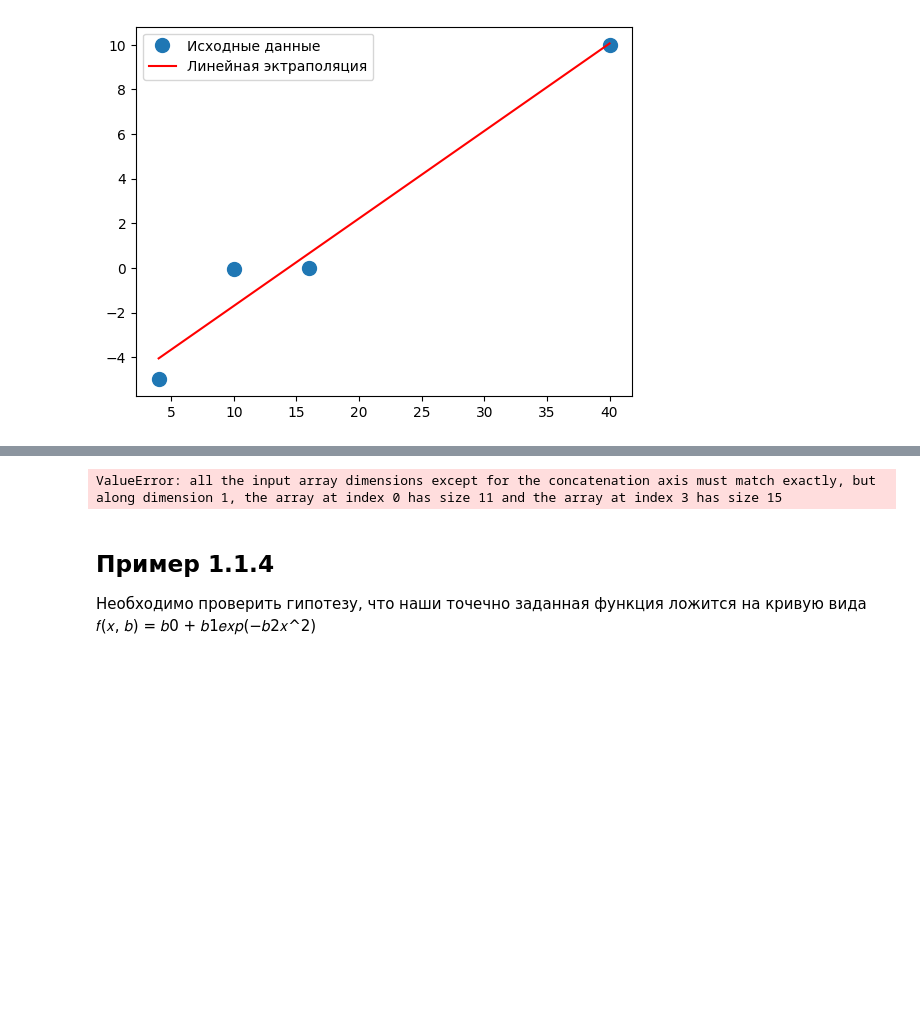
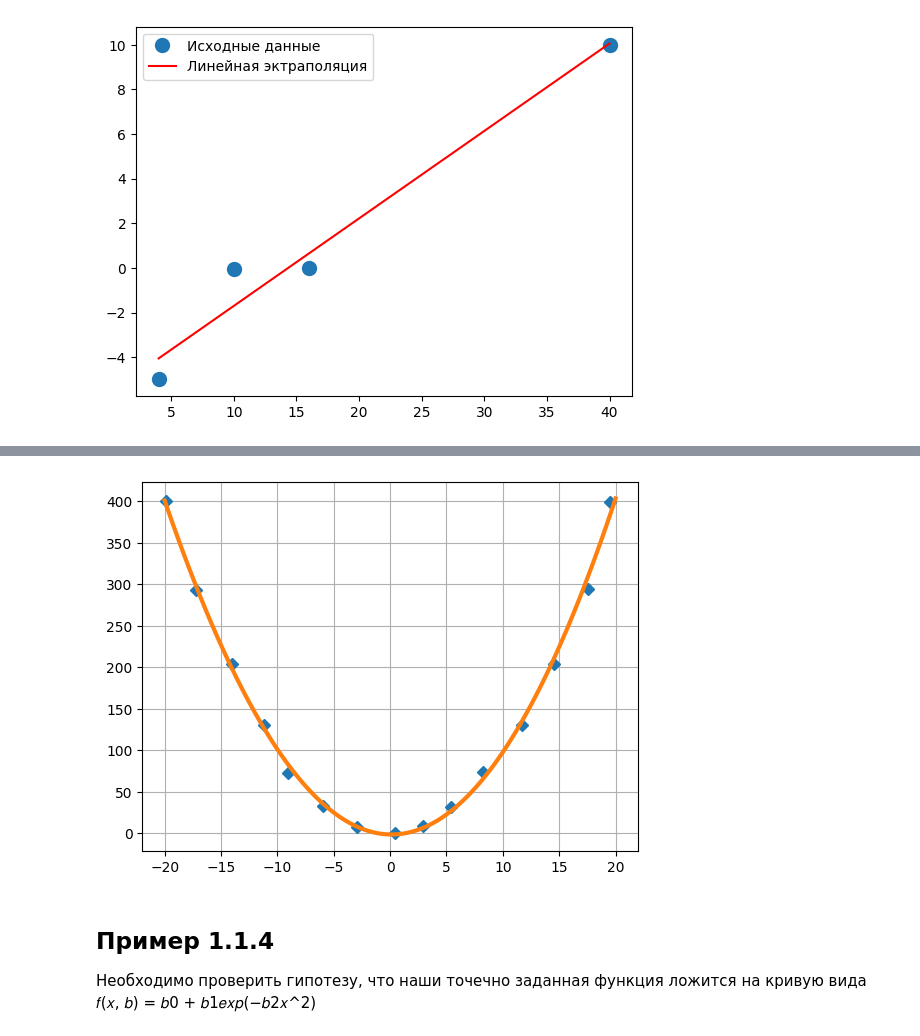
Before and after one commit to vanneall/AI, a Jupyter notebook: WorkBook4.ipynb, the cells around one changed output, grey strips where cells are left out. Cells and saved outputs as stored; diff of their text form; code cells hidden in the pictures; blank space fills up the shorter version.

```diff
--- a/WorkBook4.ipynb
+++ b/WorkBook4.ipynb
@@ -132,14 +132,14 @@ plt.savefig('парабола2.png')
 # %%
 m = vstack((x ** 3, x ** 2, x, ones(15))).T
 s = np.linalg.lstsq(m, y, rcond=None)[0]
 
-x_prec = linspace(-20, 20, 15)
+x_prec = linspace(-20, 20, 101)
 plt.plot(x, y, 'D')
 plt.plot(x_prec, s[0] * x_prec ** 3 + s[1] * x_prec ** 2 + s[2] * x_prec + s[3], '-', lw=3)
 plt.grid()
 plt.savefig('полином третьей степени.png')
 # %% [output]
-ValueError: all the input array dimensions except for the concatenation axis must match exactly, but along dimension 1, the array at index 0 has size 11 and the array at index 3 has size 15
+[figure, added]
 # %% [markdown]
 ## Пример 1.1.4
 Необходимо проверить гипотезу, что наши точечно заданная функция ложится
```
Also changed, not shown: parts of 1 cell of this notebook.
